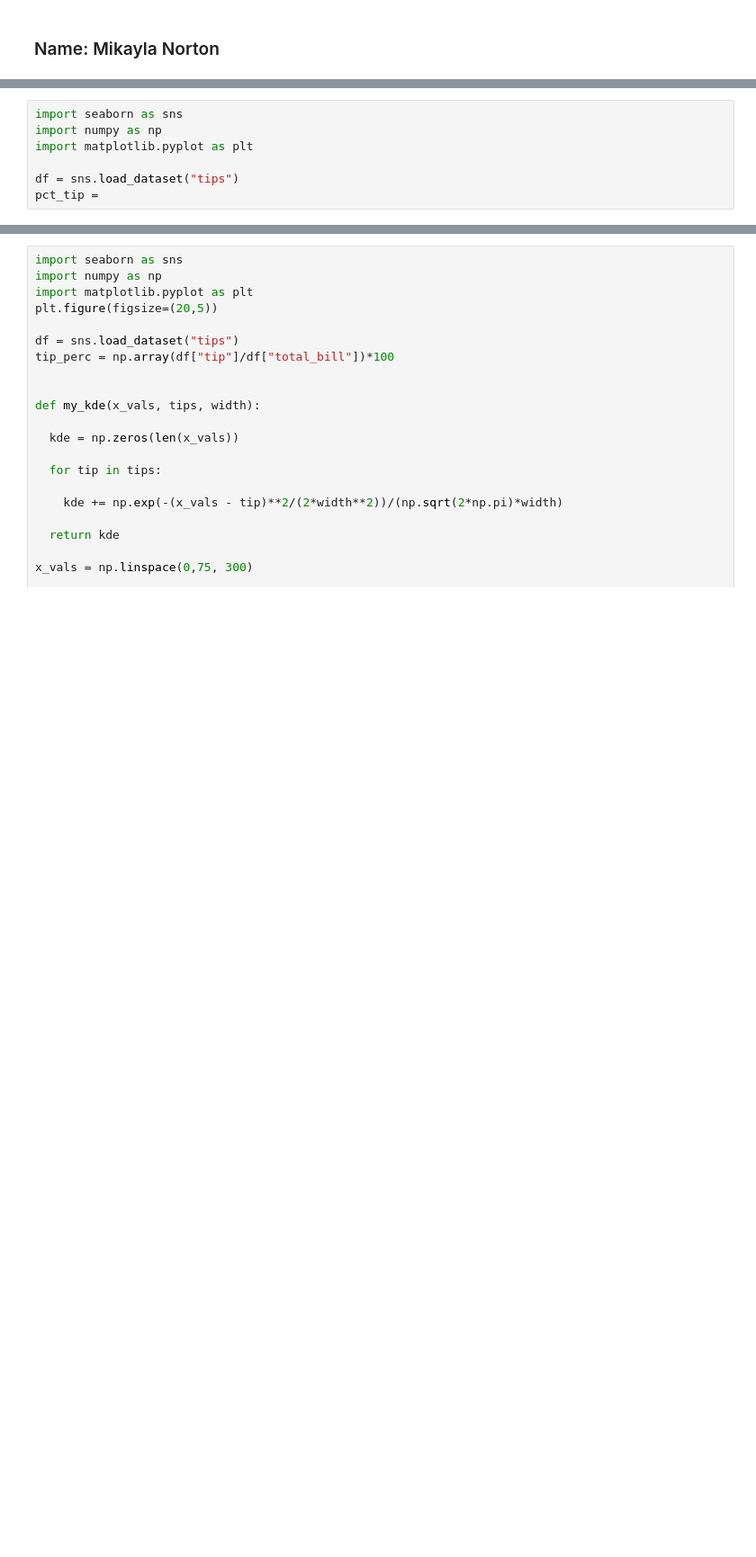
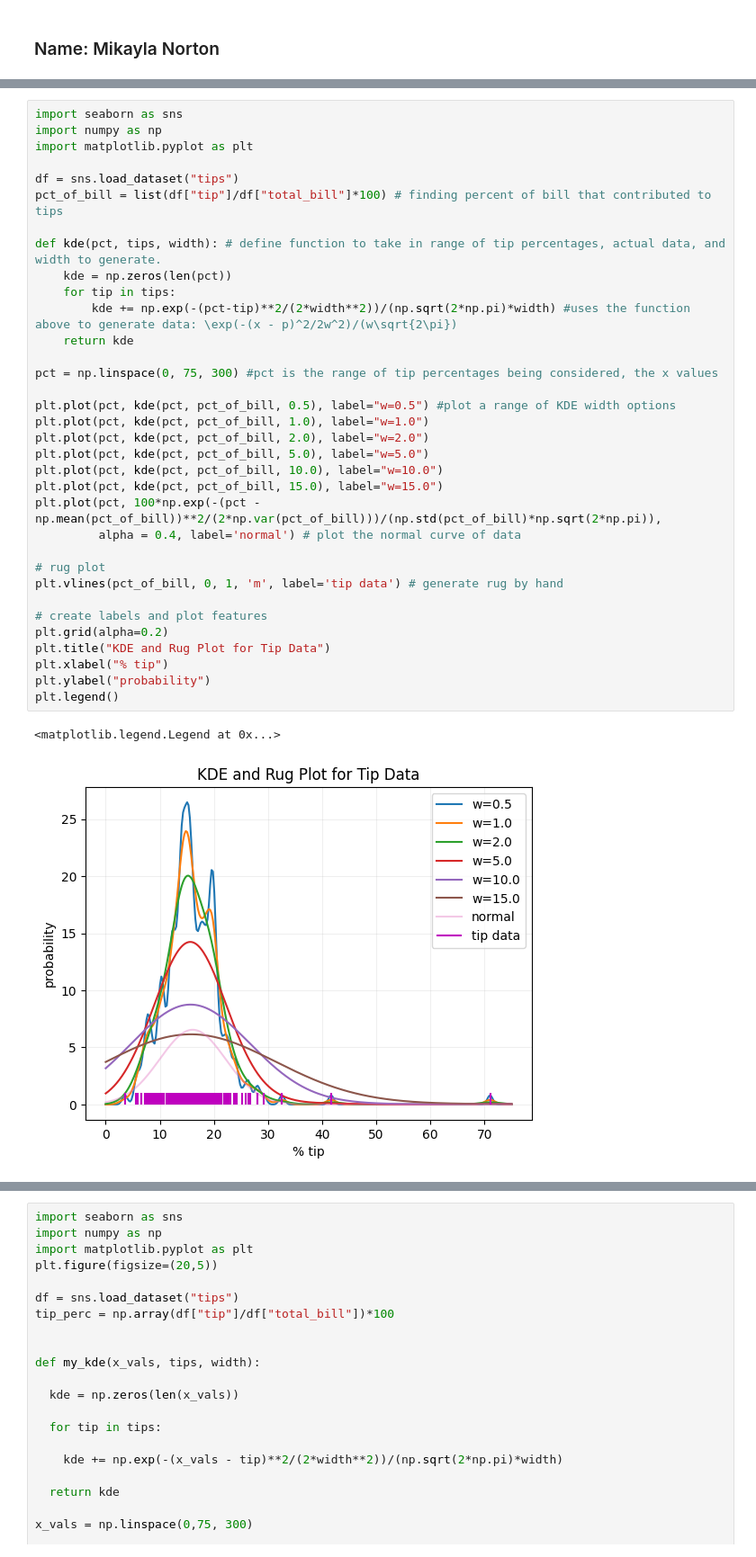
Before and after one commit to mikayla-norton/cmse830, a Jupyter notebook: HWs/HW_4.ipynb, the cells around one changed output, grey strips where cells are left out. Shown at 90% size. Saved outputs shown, nothing was run; the diff lists cells and outputs as text; blank space fills up the shorter version.

```diff
--- a/HWs/HW_4.ipynb
+++ b/HWs/HW_4.ipynb
@@ -31,10 +31,40 @@ You are earning some extra money working in a restaurant while you complete your
 
 
 _If you need a hint on some of the code, feel free to peek at the code below. If you use this code, add comments to indicate that you understand what it is doing, and be sure that it is PEP-8 compliant._
-# %%
-import seaborn as sns
-import numpy as np
-import matplotlib.pyplot as plt
-
-df = sns.load_dataset("tips")
-pct_tip =
+# %%
+import seaborn as sns
+import numpy as np
+import matplotlib.pyplot as plt
+
+df = sns.load_dataset("tips")
+pct_of_bill = list(df["tip"]/df["total_bill"]*100) # finding percent of bill that contributed to tips
+
+def kde(pct, tips, width): # define function to take in range of tip percentages, actual data, and width to generate.
+    kde = np.zeros(len(pct))
+    for tip in tips:
+        kde += np.exp(-(pct-tip)**2/(2*width**2))/(np.sqrt(2*np.pi)*width) #uses the function above to generate data: \exp(-(x - p)^2/2w^2)/(w\sqrt{2\pi})
+    return kde
+
+pct = np.linspace(0, 75, 300) #pct is the range of tip percentages being considered, the x values
+
+plt.plot(pct, kde(pct, pct_of_bill, 0.5), label="w=0.5") #plot a range of KDE width options
+plt.plot(pct, kde(pct, pct_of_bill, 1.0), label="w=1.0")
+plt.plot(pct, kde(pct, pct_of_bill, 2.0), label="w=2.0")
+plt.plot(pct, kde(pct, pct_of_bill, 5.0), label="w=5.0")
+plt.plot(pct, kde(pct, pct_of_bill, 10.0), label="w=10.0")
+plt.plot(pct, kde(pct, pct_of_bill, 15.0), label="w=15.0")
+plt.plot(pct, 100*np.exp(-(pct - np.mean(pct_of_bill))**2/(2*np.var(pct_of_bill)))/(np.std(pct_of_bill)*np.sqrt(2*np.pi)),
+         alpha = 0.4, label='normal') # plot the normal curve of data
+
+# rug plot
+plt.vlines(pct_of_bill, 0, 1, 'm', label='tip data') # generate rug by hand
+
+# create labels and plot features
+plt.grid(alpha=0.2)
+plt.title("KDE and Rug Plot for Tip Data")
+plt.xlabel("% tip")
+plt.ylabel("probability")
+plt.legend()
+# %% [output]
+<matplotlib.legend.Legend at 0x...>
+[figure, added]
```
Also changed, not shown: parts of 18 cells of this notebook, 1 other file.
